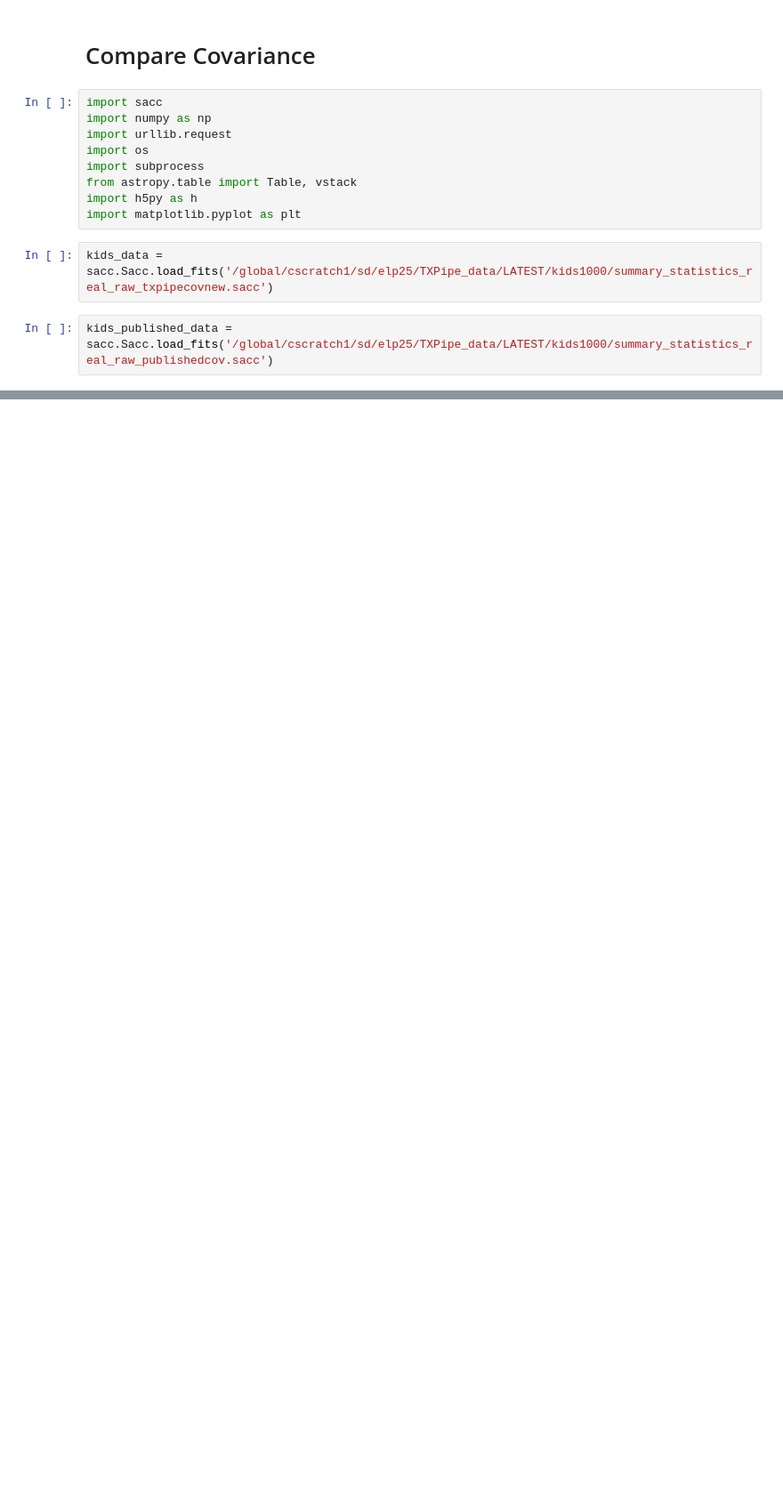
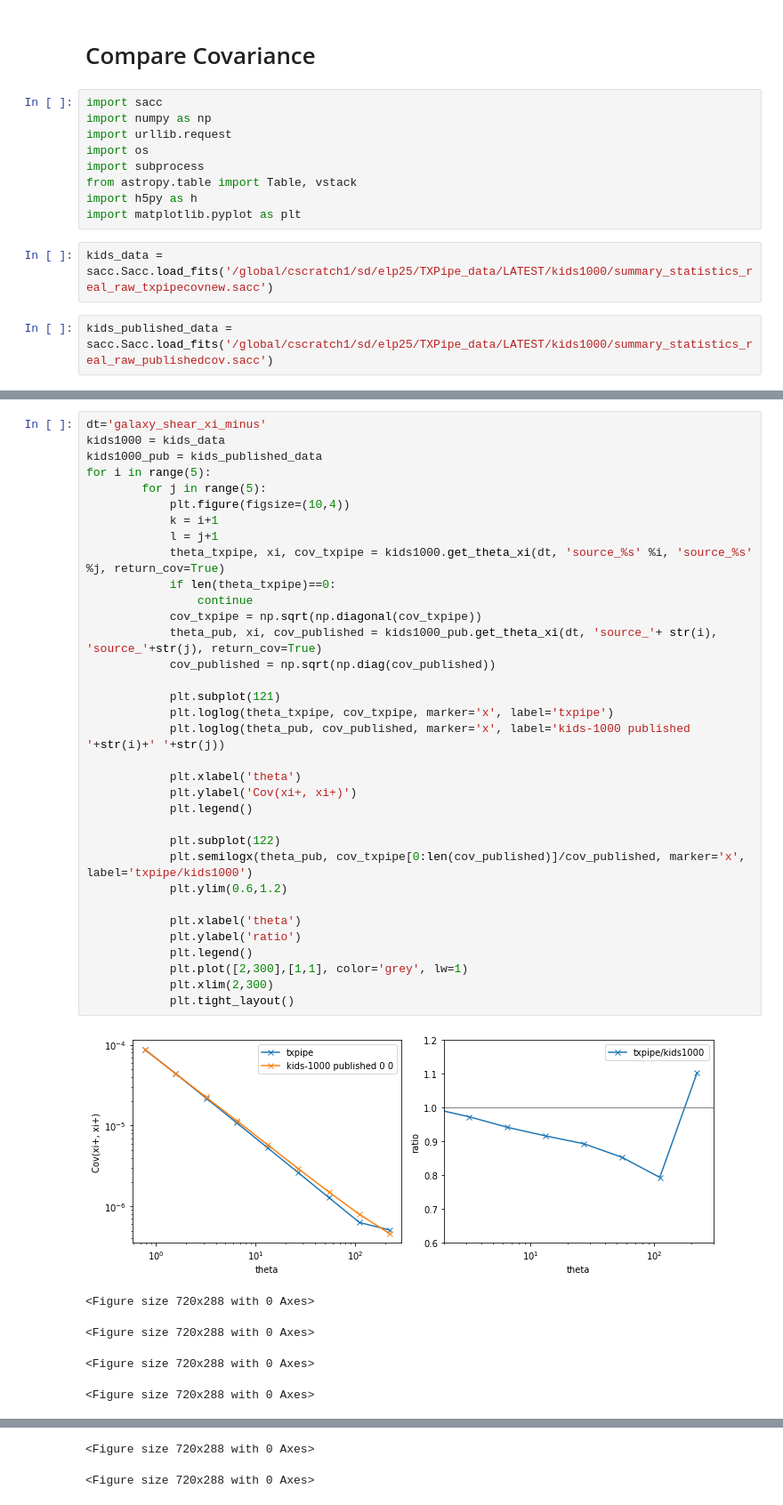
Before and after one commit to LSSTDESC/txpipe-reanalysis, a Jupyter notebook: notebooks/CompareCovariance.ipynb, the cells around one changed output, grey strips where cells are left out. Shown at 89% size. Cells and saved outputs as stored; diff of their text form; blank space fills up the shorter version.

Commit message:
Add xi_minus

```diff
--- a/notebooks/CompareCovariance.ipynb
+++ b/notebooks/CompareCovariance.ipynb
@@ -63,0 +64,40 @@ for i in range(5):
+# %%
+dt='galaxy_shear_xi_minus'
+kids1000 = kids_data
+kids1000_pub = kids_published_data
+for i in range(5):
+        for j in range(5):
+            plt.figure(figsize=(10,4))
+            k = i+1
+            l = j+1
+            theta_txpipe, xi, cov_txpipe = kids1000.get_theta_xi(dt, 'source_%s' %i, 'source_%s' %j, return_cov=True)
+            if len(theta_txpipe)==0:
+                continue
+            cov_txpipe = np.sqrt(np.diagonal(cov_txpipe))
+            theta_pub, xi, cov_published = kids1000_pub.get_theta_xi(dt, 'source_'+ str(i), 'source_'+str(j), return_cov=True)
+            cov_published = np.sqrt(np.diag(cov_published))
+
+            plt.subplot(121)
+            plt.loglog(theta_txpipe, cov_txpipe, marker='x', label='txpipe')
+            plt.loglog(theta_pub, cov_published, marker='x', label='kids-1000 published '+str(i)+' '+str(j))
+
+            plt.xlabel('theta')
+            plt.ylabel('Cov(xi+, xi+)')
+            plt.legend()
+
+            plt.subplot(122)
+            plt.semilogx(theta_pub, cov_txpipe[0:len(cov_published)]/cov_published, marker='x', label='txpipe/kids1000')
+            plt.ylim(0.6,1.2)
+
+            plt.xlabel('theta')
+            plt.ylabel('ratio')
+            plt.legend()
+            plt.plot([2,300],[1,1], color='grey', lw=1)
+            plt.xlim(2,300)
+            plt.tight_layout()
+# %% [output]
+[figure, added]
+<Figure size 720x288 with 0 Axes>
+<Figure size 720x288 with 0 Axes>
+<Figure size 720x288 with 0 Axes>
+<Figure size 720x288 with 0 Axes>
@@ -63,0 +106,2 @@ for i in range(5):
+<Figure size 720x288 with 0 Axes>
+<Figure size 720x288 with 0 Axes>
```
Also changed, not shown: parts of 2 cells of this notebook.
